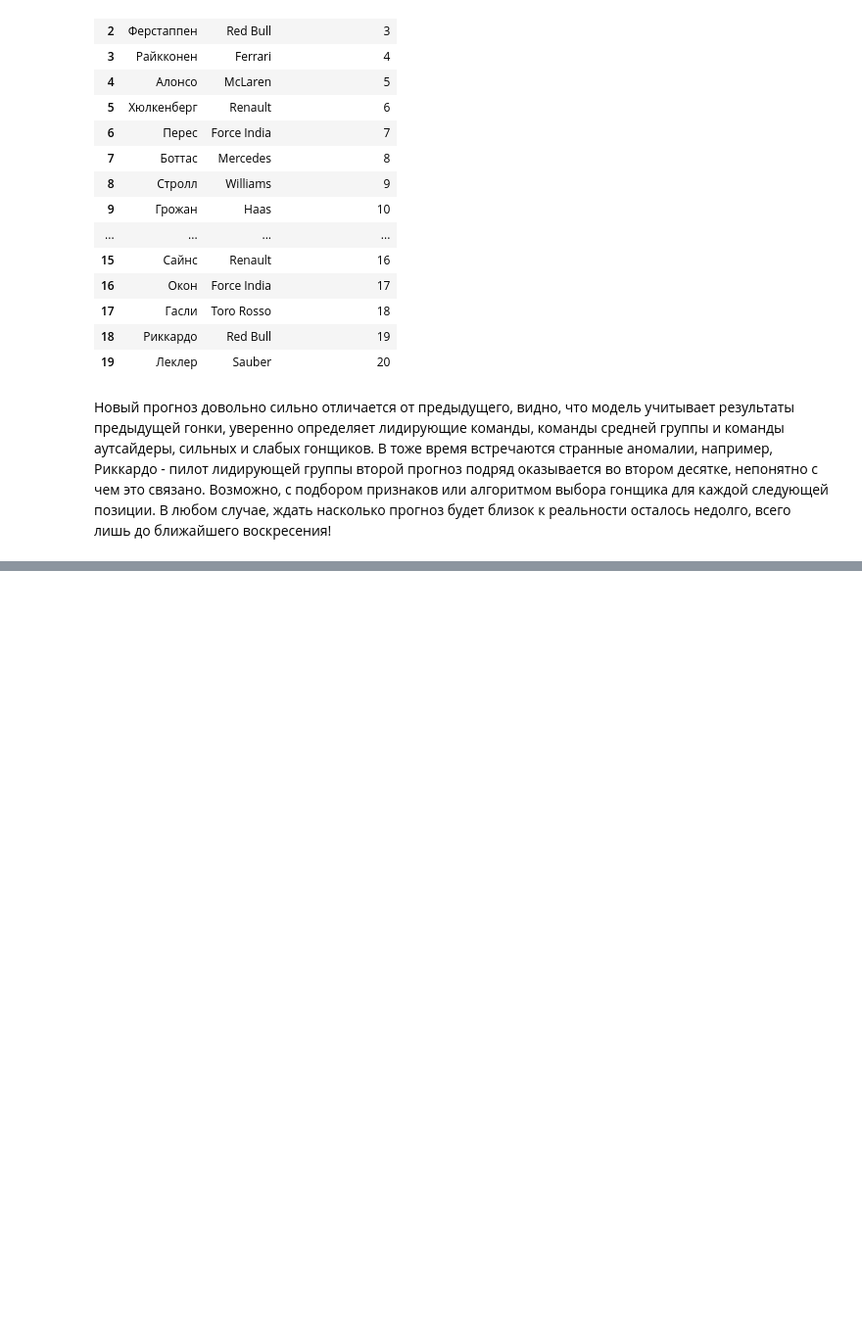
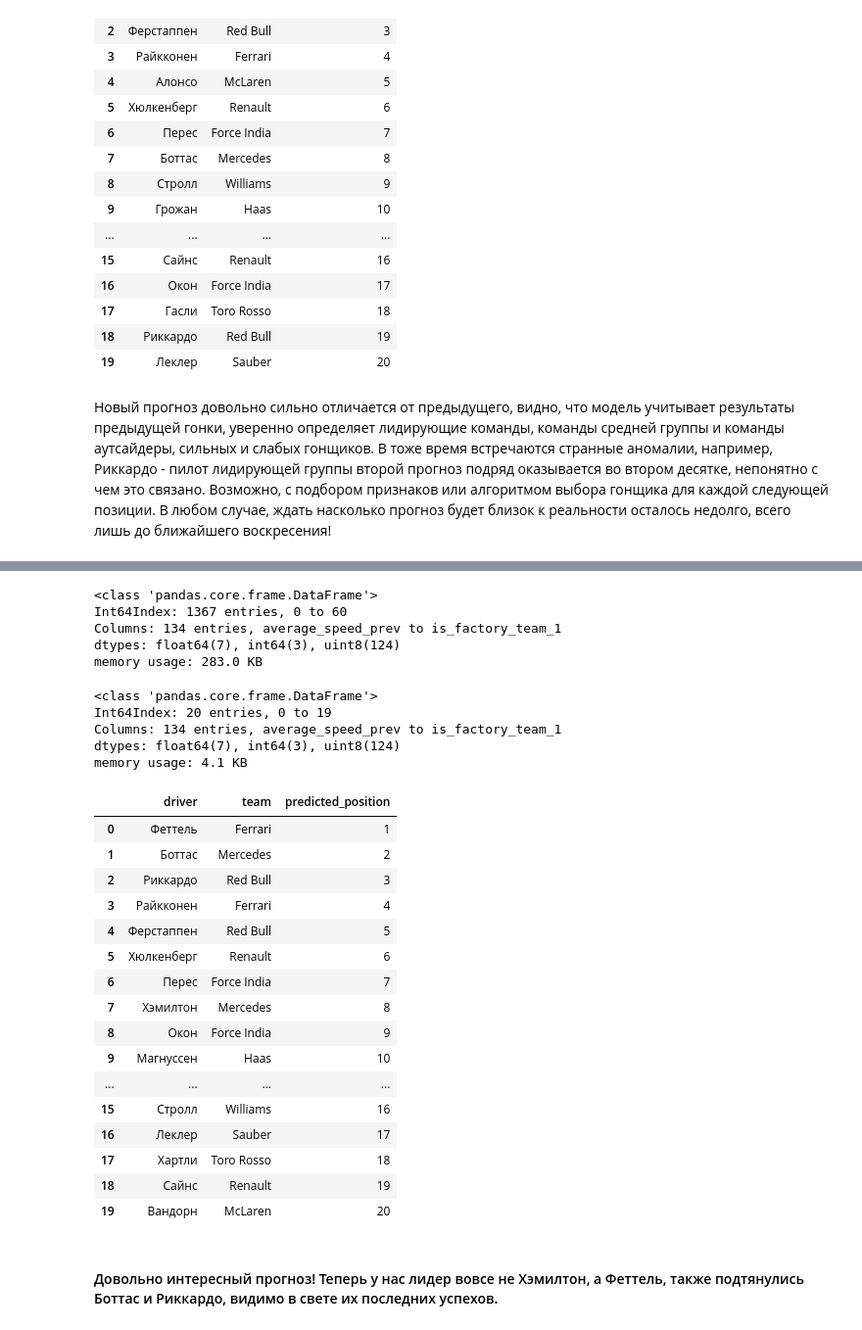
Before and after one commit to AndrewLrrr/f1-guru, a Jupyter notebook: f1-guru.ipynb, the cells around one changed output, grey strips where cells are left out. Shown at 98% size. Drawn from its saved outputs; the diff is of its cells as text; code cells hidden in the pictures; blank space fills up the shorter version.

```diff
--- a/f1-guru.ipynb
+++ b/f1-guru.ipynb
@@ -1661,0 +1743,3 @@ race_prediction
+# %%
+df_blank_race_union = pd.concat([df_blank_race, df_racing_union.loc[:, df_racing_merged.columns != 'finish_position']])
+df_blank_race_union.head()
@@ -1661,0 +1753,5 @@ race_prediction
+# %%
+df_blank_race_union_X = df_blank_race_union.copy()
+encode_categorial_cols(df_blank_race_union_X)
+df_blank_race_union_X = pd.get_dummies(df_blank_race_union_X, columns=RACING_DF_ONE_HOT_COLUMNS)
+df_blank_race_union_X.head()
@@ -1661,0 +1766,51 @@ race_prediction
+# %%
+df_racing_X_train = df_blank_race_union_X[~((df_blank_race_union_X.year == 2018) & (df_blank_race_union_X.number == 4))]
+df_racing_X_pred = df_blank_race_union_X[(df_blank_race_union_X.year == 2018) & (df_blank_race_union_X.number == 4)]
+# %%
+df_racing_X_train.info()
+# %% [output]
+<class 'pandas.core.frame.DataFrame'>
+Int64Index: 1367 entries, 0 to 60
+Columns: 134 entries, average_speed_prev to is_factory_team_1
+dtypes: float64(7), int64(3), uint8(124)
+memory usage: 283.0 KB
+# %%
+df_racing_X_pred.info()
+# %% [output]
+<class 'pandas.core.frame.DataFrame'>
+Int64Index: 20 entries, 0 to 19
+Columns: 134 entries, average_speed_prev to is_factory_team_1
+dtypes: float64(7), int64(3), uint8(124)
+memory usage: 4.1 KB
+# %%
+scaler = StandardScaler()
+scaler.fit(df_racing_X_pred.values)
+X_pred = scaler.transform(df_racing_X_pred.values)
+scaler = StandardScaler()
+scaler.fit(df_racing_X_train.values)
+X_train = scaler.transform(df_racing_X_train.values)
+# %%
+df_race_positions = pd.DataFrame(df_racing_union.values[:, 0].astype('int'), columns=['position'])
+df_race_positions = pd.get_dummies(df_race_positions, columns=['position'])
+race_prediction = get_race_results(X_train, X_pred, num=4)
+race_prediction
+# %% [output]
+|  | driver | team | predicted_position |
+| 0 | Феттель | Ferrari | 1 |
+| 1 | Боттас | Mercedes | 2 |
+| 2 | Риккардо | Red Bull | 3 |
+| 3 | Райкконен | Ferrari | 4 |
+| 4 | Ферстаппен | Red Bull | 5 |
+| 5 | Хюлкенберг | Renault | 6 |
+| 6 | Перес | Force India | 7 |
+| 7 | Хэмилтон | Mercedes | 8 |
+| 8 | Окон | Force India | 9 |
+| 9 | Магнуссен | Haas | 10 |
+| ... | ... | ... | ... |
+| 15 | Стролл | Williams | 16 |
+| 16 | Леклер | Sauber | 17 |
+| 17 | Хартли | Toro Rosso | 18 |
+| 18 | Сайнс | Renault | 19 |
+| 19 | Вандорн | McLaren | 20 |
+# %% [markdown]
+#### Довольно интересный прогноз! Теперь у нас лидер вовсе не Хэмилтон, а Феттель, также подтянулись Боттас и Риккардо, видимо в свете их последних успехов.
```
Also changed, not shown: parts of 19 cells of this notebook, 1 other file.
